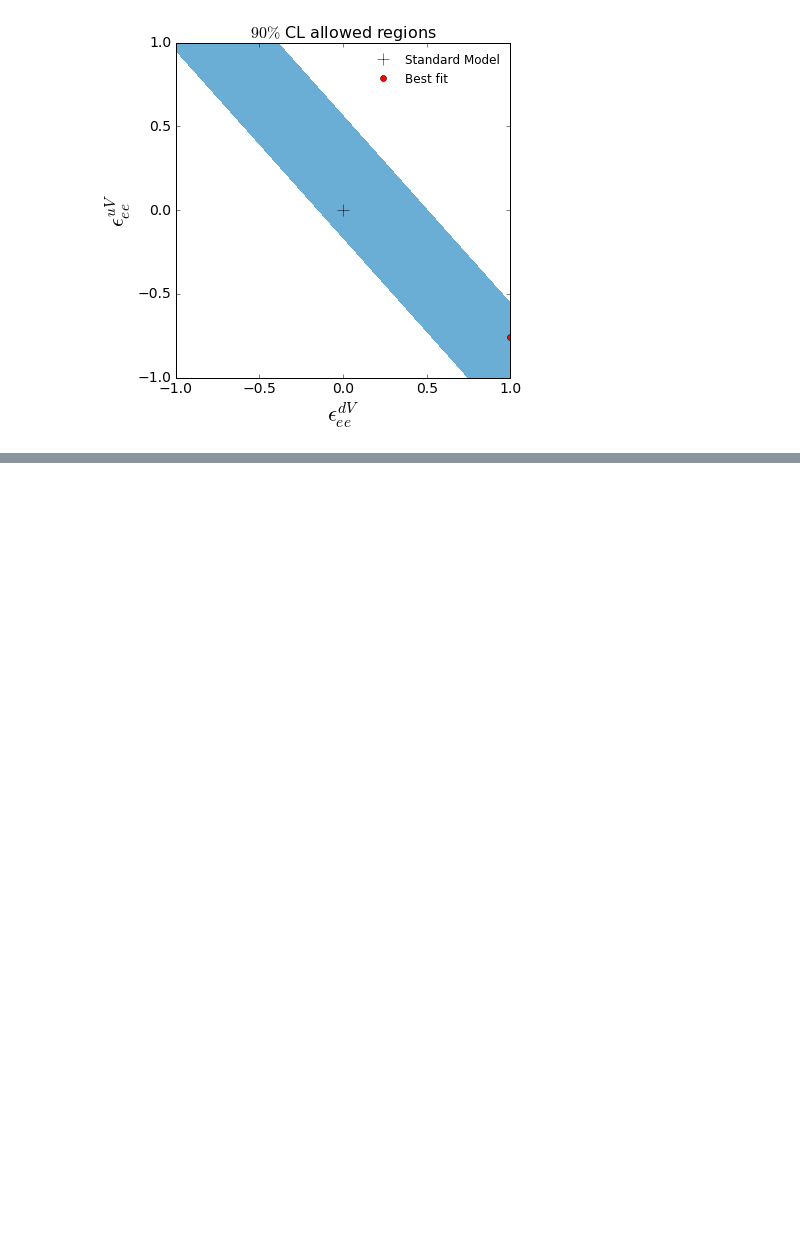
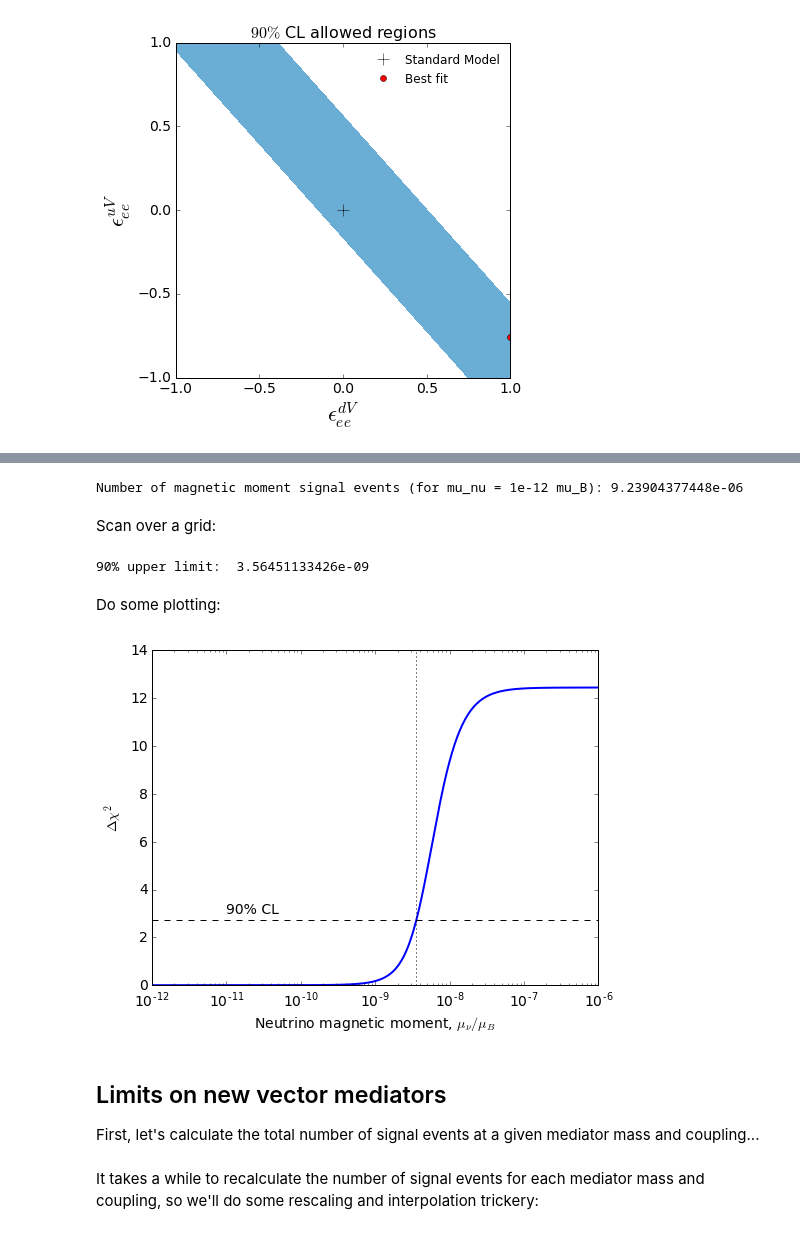
Before and after one commit to bradkav/CEvNS, a Jupyter notebook: COHERENT.ipynb, the cells around one changed output, grey strips where cells are left out. Drawn from its saved outputs; the diff is of its cells as text; code cells hidden in the pictures; blank space fills up the shorter version.

Commit message:
Added latest COHERENT results

```diff
--- a/COHERENT.ipynb
+++ b/COHERENT.ipynb
@@ -319,0 +325,12 @@ pl.show()
+# %%
+#Calculate the number of neutrino magnetic moment scattering events
+#assuming a universal magnetic moment (in units of 1e-12 mu_B)
+
+diffRate_mag = np.vectorize(CEvNS.differentialRate_magnetic)
+
+dRdPE_mag = lambda x: (1.0/PEperkeV)*efficiency(x)*mass*time*(f_Cs*diffRate_mag(x/PEperkeV, A_Cs, Z_Cs, 1e-12)\
+                                                              + f_I*diffRate_mag(x/PEperkeV, A_I, Z_I, 1e-12))
+N_mag = quad(dRdPE_mag, 0, 50)[0]
+print "Number of magnetic moment signal events (for mu_nu = 1e-12 mu_B):", N_mag
+# %% [output]
+Number of magnetic moment signal events (for mu_nu = 1e-12 mu_B): 9.23904377448e-06
@@ -319,0 +354,52 @@ pl.show()
+# %% [markdown]
+Scan over a grid:
+# %%
+Ngrid = 501
+
+maglist = np.logspace(-12, -6, Ngrid)
+
+minchi2 = 1e30
+BF = 0.0
+
+chi2_list = 0.0*maglist
+#Not very elegant loop
+for i in tqdm(range(Ngrid)):
+    #Minimise over alpha and beta for each grid point
+    chi2_list[i] = minimize(lambda x: chisq_mag(maglist[i], x[0], x[1]), (0.0,0.0)).fun
+    if (chi2_list[i] < minchi2):
+        minchi2 = chi2_list[i]
+        BF = maglist[i]
+
+delta_chi2 = chi2_list - np.min(chi2_list)
+
+upper_limit = maglist[delta_chi2 > 2.706][0]
+
+print "90% upper limit: ", upper_limit
+# %% [output]
+90% upper limit:  3.56451133426e-09
+# %% [markdown]
+Do some plotting:
+# %%
+pl.figure(figsize=(8,6))
+pl.semilogx(maglist, delta_chi2, linewidth=2.0)
+#pl.ylim(0, 25)
+
+pl.axhline(2.706, linestyle='--', color='k')
+pl.axvline(upper_limit, linestyle=':', color='k')
+
+pl.text(1e-11, 3, "90% CL")
+
+pl.ylabel(r"$\Delta \chi^2$")
+pl.xlabel(r"Neutrino magnetic moment, $\mu_{\nu} / \mu_B$")
+
+pl.savefig("plots/COHERENT_magnetic.pdf", bbox_inches="tight")
+
+pl.show()
+# %% [output]
+[figure, added]
+# %% [markdown]
+## Limits on new vector mediators
+
+First, let's calculate the total number of signal events at a given mediator mass and coupling...
+# %% [markdown]
+It takes a while to recalculate the number of signal events for each mediator mass and coupling, so we'll do some rescaling and interpolation trickery:
```
Also changed, not shown: parts of 14 cells of this notebook, 7 other files.
